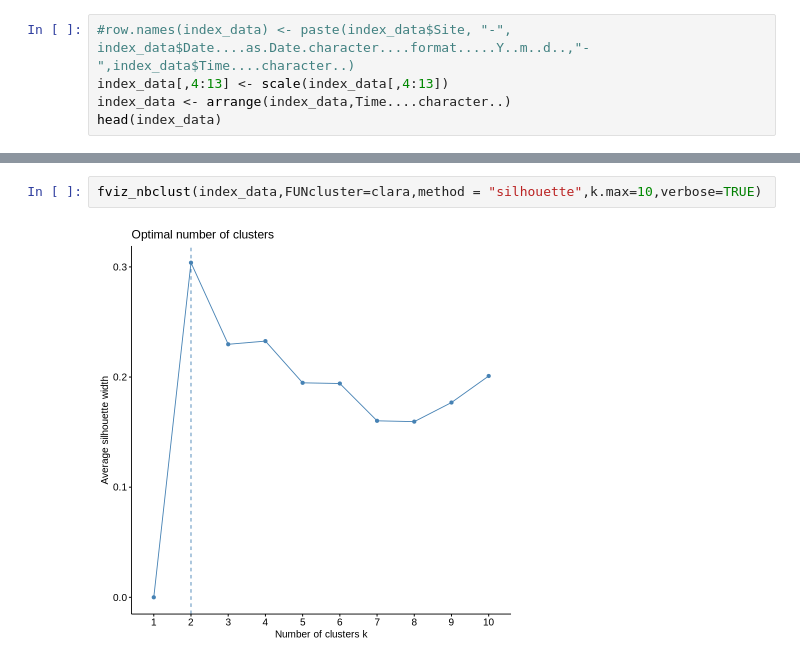
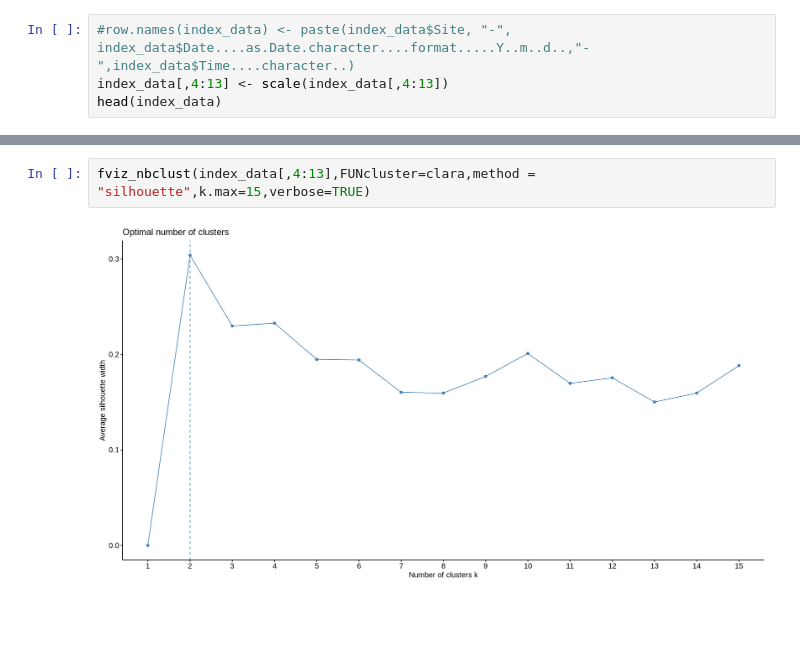
Before and after one commit to UMI-iGlobes/soundscapes, a Jupyter notebook: Jupyter/Data_Statistics_and_Evaluation.ipynb, the cells around one changed output, grey strips where cells are left out. Drawn from its saved outputs; the diff is of its cells as text; blank space fills up the shorter version.

```diff
--- a/Jupyter/Data_Statistics_and_Evaluation.ipynb
+++ b/Jupyter/Data_Statistics_and_Evaluation.ipynb
@@ -124,6 +131,5 @@ summary(index_data)
 # %%
 #row.names(index_data) <- paste(index_data$Site, "-", index_data$Date....as.Date.character....format.....Y..m..d..,"-",index_data$Time....character..)
 index_data[,4:13] <- scale(index_data[,4:13])
-index_data <- arrange(index_data,Time....character..)
 head(index_data)
 # %% [output]
@@ -139,6 +145,6 @@ A data.frame: 6 × 14
 # %%
-fviz_nbclust(index_data,FUNcluster=clara,method = "silhouette",k.max=10,verbose=TRUE)
+fviz_nbclust(index_data[,4:13],FUNcluster=clara,method = "silhouette",k.max=15,verbose=TRUE)
 # %% [output]
-[figure, old version]
+[figure, new version]
 # %%
 # K-Means Clustering with 5 clusters
```
Also changed, not shown: parts of 15 cells of this notebook.
